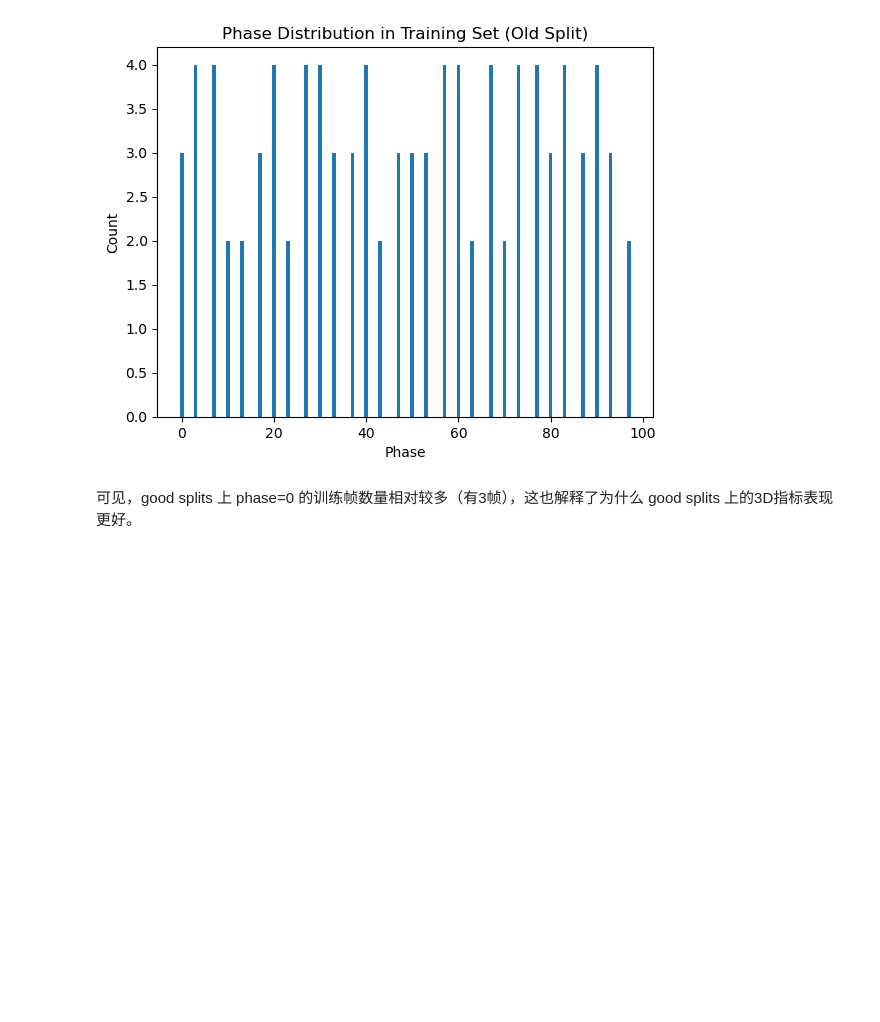
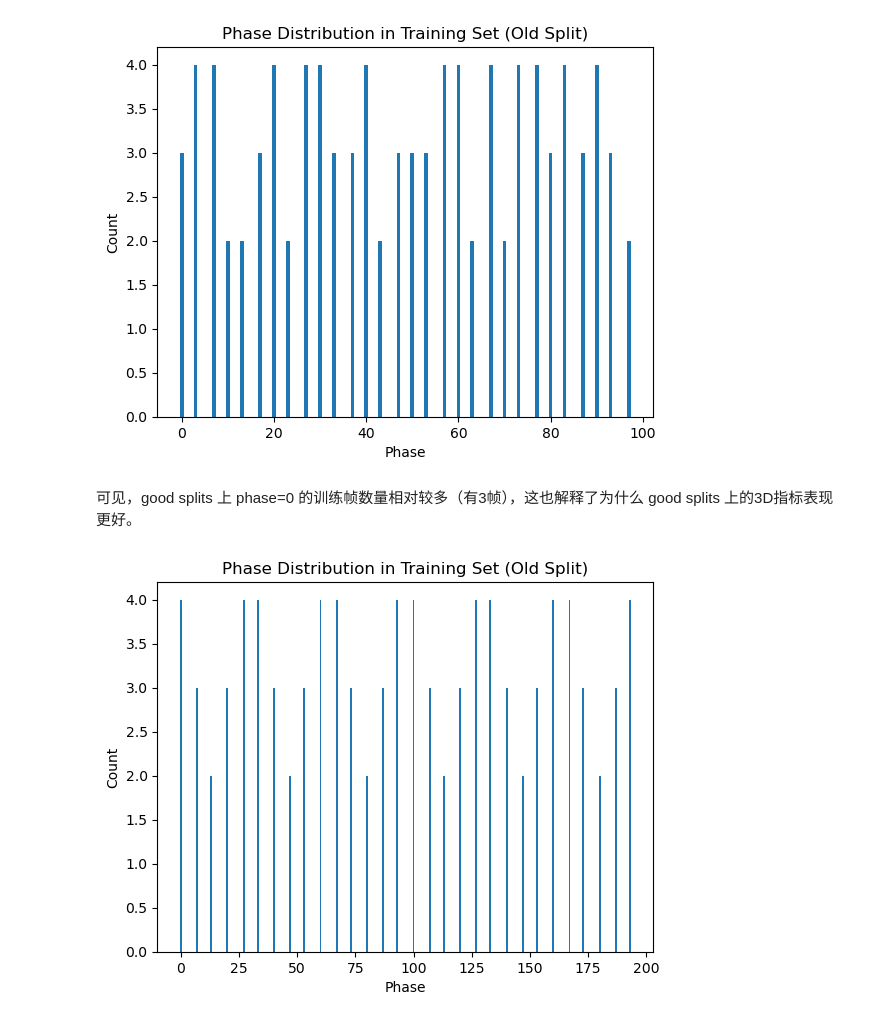
Before and after one commit to BloomingStone/gaussian-splatting-lightning-rotate-dsa, a Jupyter notebook: scripts/show_splits_influence/show_splits_influence.ipynb, the cells around one changed output. Cells and saved outputs as stored; diff of their text form; code cells hidden in the pictures; blank space fills up the shorter version.

```diff
--- a/scripts/show_splits_influence/show_splits_influence.ipynb
+++ b/scripts/show_splits_influence/show_splits_influence.ipynb
@@ -75,3 +75,20 @@ plt.show()
 [figure]
 # %% [markdown]
 可见，good splits 上 phase=0 的训练帧数量相对较多（有3帧），这也解释了为什么 good splits 上的3D指标表现更好。
+# %%
+with open("/media/data3/sj/Code/GS-dev-contrast-flow/outputs/rot-xca_diseased-17/baseline/splits.json", "r") as f:
+    splits_old = json.load(f)
+
+train_splits_old = splits_old["train"]
+
+phases_train_old = meta.phase_array[train_splits_old]
+phases_train_old_int = np.round(phases_train_old*200).astype(int)
+
+hist_old = Counter(phases_train_old_int)
+plt.bar(hist_old.keys(), hist_old.values())
+plt.xlabel("Phase")
+plt.ylabel("Count")
+plt.title("Phase Distribution in Training Set (Old Split)")
+plt.show()
+# %% [output]
+[figure, added]
```
Also changed, not shown: 5 other files.
